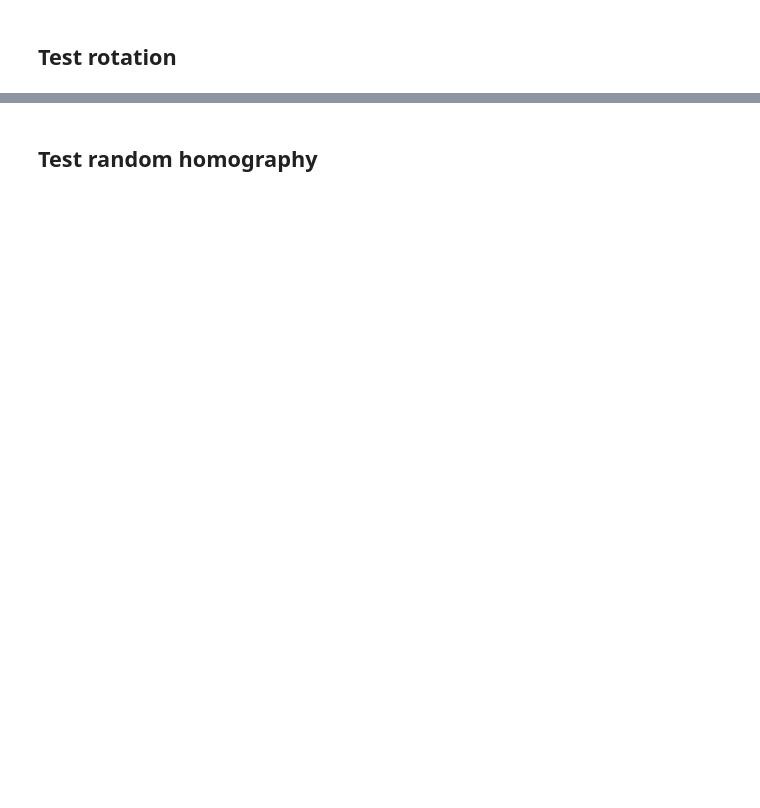
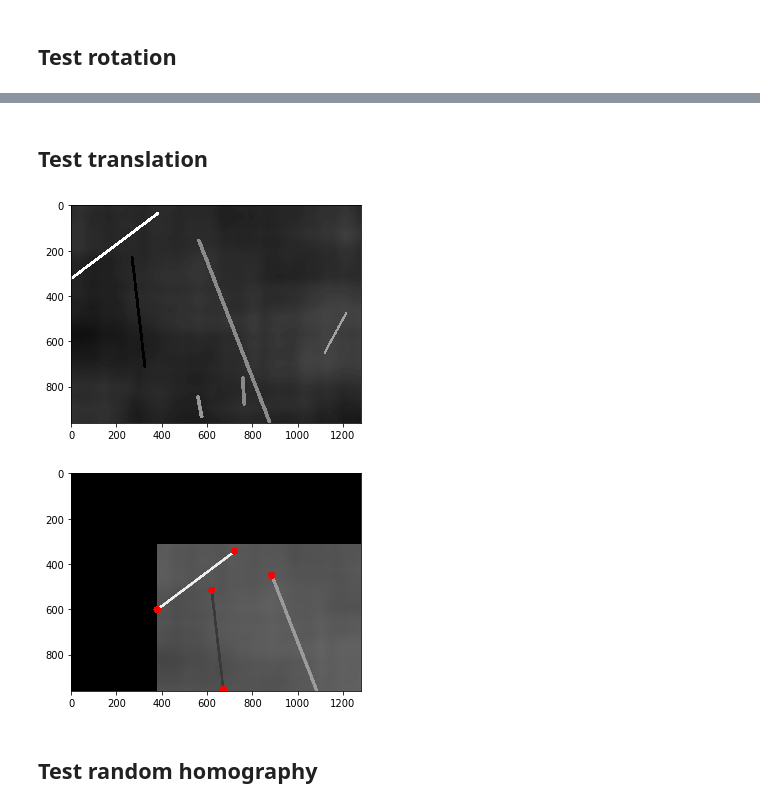
Before and after one commit to alextanch/spoint, a Jupyter notebook: notebooks/test_homography.ipynb, the cells around one changed output, grey strips where cells are left out. Saved outputs shown, nothing was run; the diff lists cells and outputs as text; code cells hidden in the pictures; blank space fills up the shorter version.

```diff
--- a/notebooks/test_homography.ipynb
+++ b/notebooks/test_homography.ipynb
@@ -50,3 +73,18 @@ draw_image(warp_image)
+# %% [markdown]
+## Test translation
+# %%
+config = Config({
+    'patch': {'ratio': 0.9},
+    'translation': {'prob': 1, 'overflow': 0.5, 'artifacts': True}
+})
+
+warp_image, warp_points = Homography(config)(image, points)
+
+draw_image(image)
+draw_points(warp_image, warp_points)
+# %% [output]
+[figure, added]
+[figure, added]
 # %% [markdown]
 ## Test random homography
 # %%
```
Also changed, not shown: parts of 7 cells of this notebook, 7 other files.
